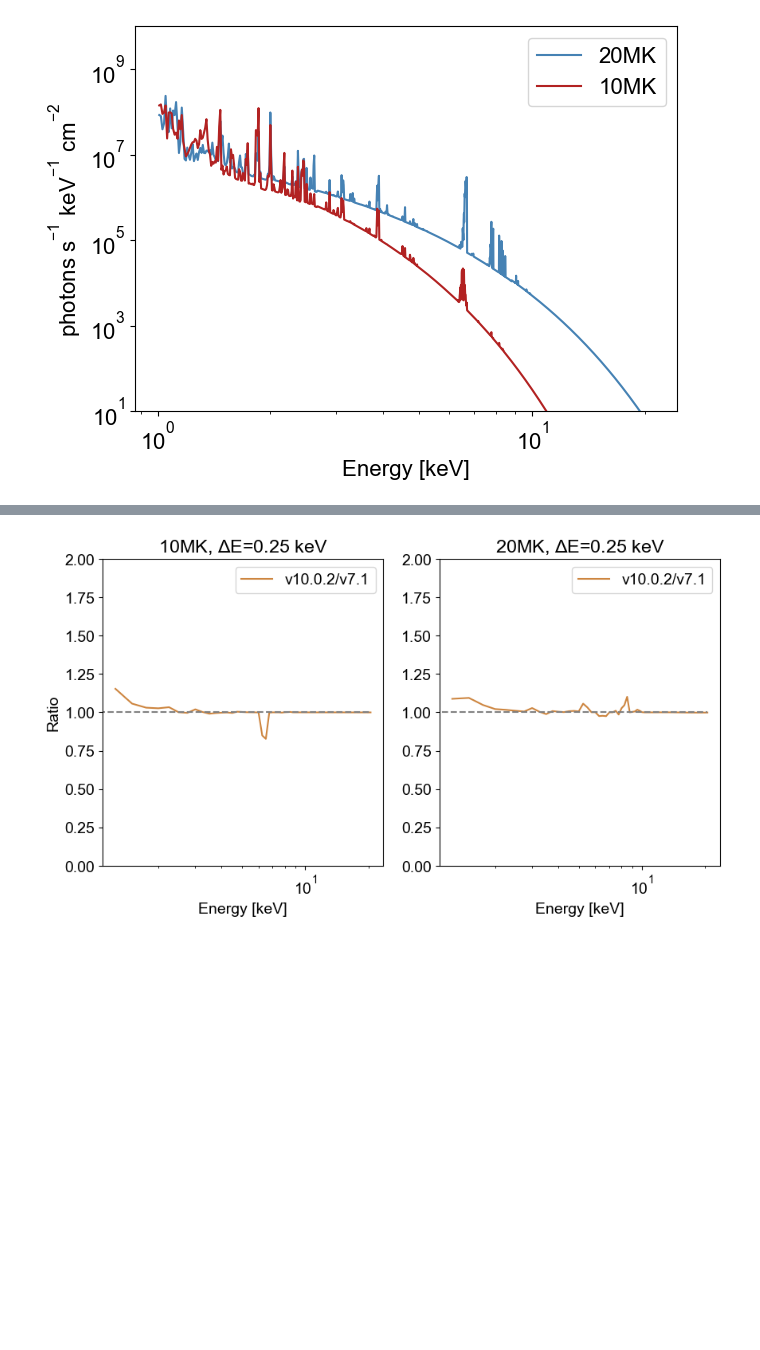
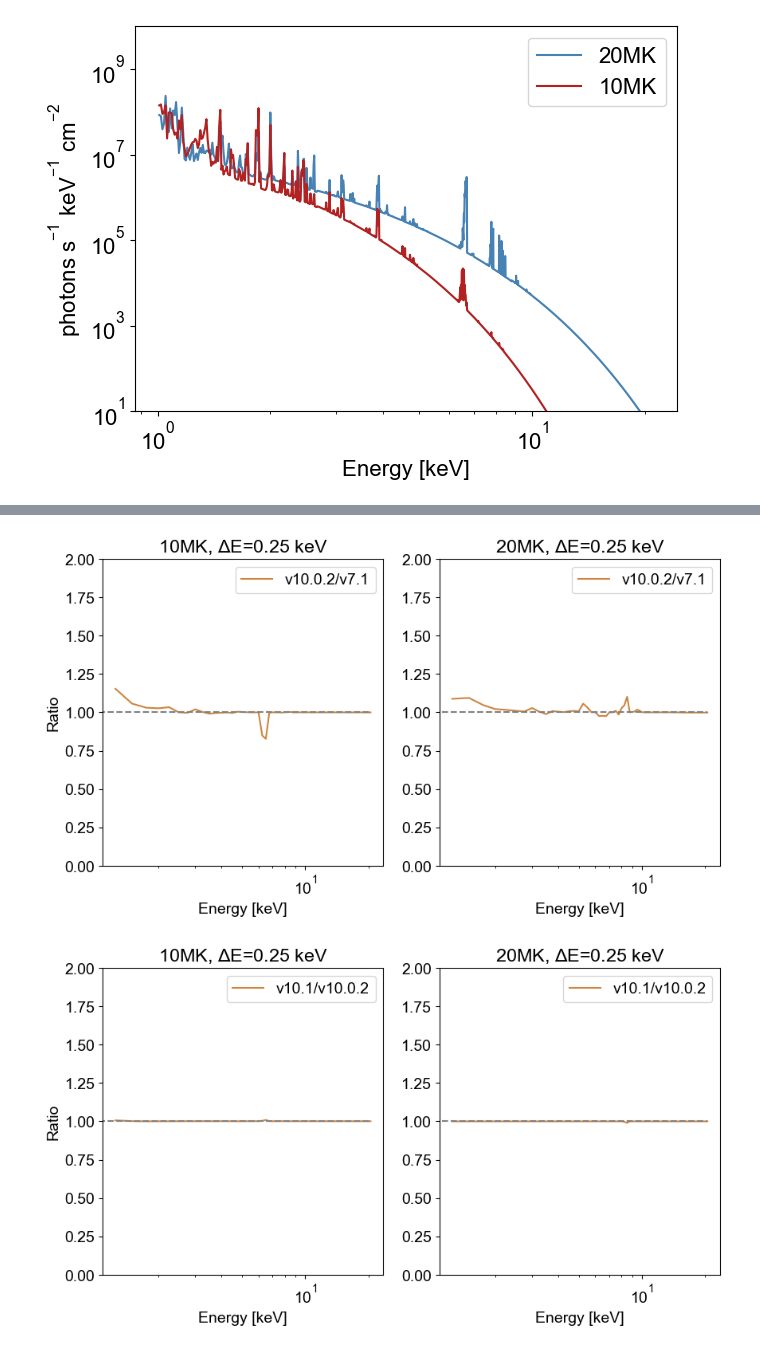
Before and after one commit to ianan/fvth_stuff, a Jupyter notebook: python/test_thermal_sav.ipynb, the cells around one changed output, grey strips where cells are left out. Cells and saved outputs as stored; diff of their text form; code cells hidden in the pictures; blank space fills up the shorter version.

```diff
--- a/python/test_thermal_sav.ipynb
+++ b/python/test_thermal_sav.ipynb
@@ -119,16 +152,31 @@ plt.show()
 # %%
 fig, axs= plt.subplots(1,2,figsize=(10,5))
 axs[0].plot(engs25[:-1],f10_v10_25.value/f10_25.value,label='v10.0.2/v7.1',color='peru')
 axs[1].plot(engs25[:-1],f20_v10_25.value/f20_25.value,label='v10.0.2/v7.1',color='peru')
 axs[0].set_ylabel('Ratio')
 axs[0].set_title('10MK, $\Delta$E=0.25 keV')
 axs[1].set_title('20MK, $\Delta$E=0.25 keV')
 for ax in axs:
     ax.set_xscale('log')
     ax.set_ylim([0,2])
     ax.plot([0,np.max(engs25[:-1])],[1,1],'--',color='grey')
     ax.set_xlabel('Energy [keV]')
     ax.legend()
 plt.show()
+
+fig, axs= plt.subplots(1,2,figsize=(10,5))
+axs[0].plot(engs25[:-1],f10_v101_25.value/f10_v10_25.value,label='v10.1/v10.0.2',color='peru')
+axs[1].plot(engs25[:-1],f20_v101_25.value/f20_v10_25.value,label='v10.1/v10.0.2',color='peru')
+axs[0].set_ylabel('Ratio')
+axs[0].set_title('10MK, $\Delta$E=0.25 keV')
+axs[1].set_title('20MK, $\Delta$E=0.25 keV')
+for ax in axs:
+    ax.set_xscale('log')
+    ax.set_ylim([0,2])
+    ax.plot([0,np.max(engs25[:-1])],[1,1],'--',color='grey')
+    ax.set_xlabel('Energy [keV]')
+    ax.legend()
+plt.show()
 # %% [output]
 [figure]
+[figure, added]
```
Also changed, not shown: parts of 6 cells of this notebook.
